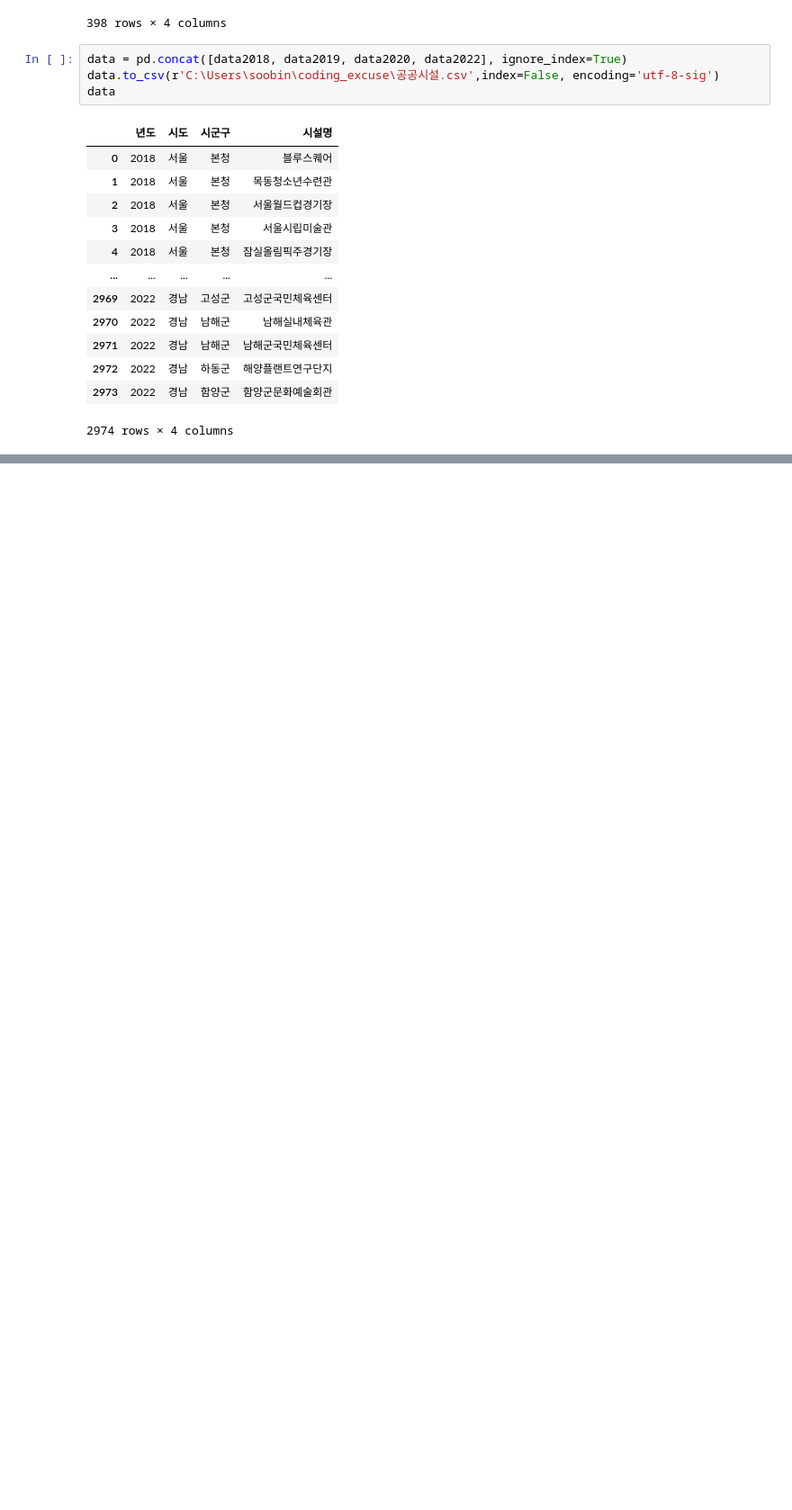
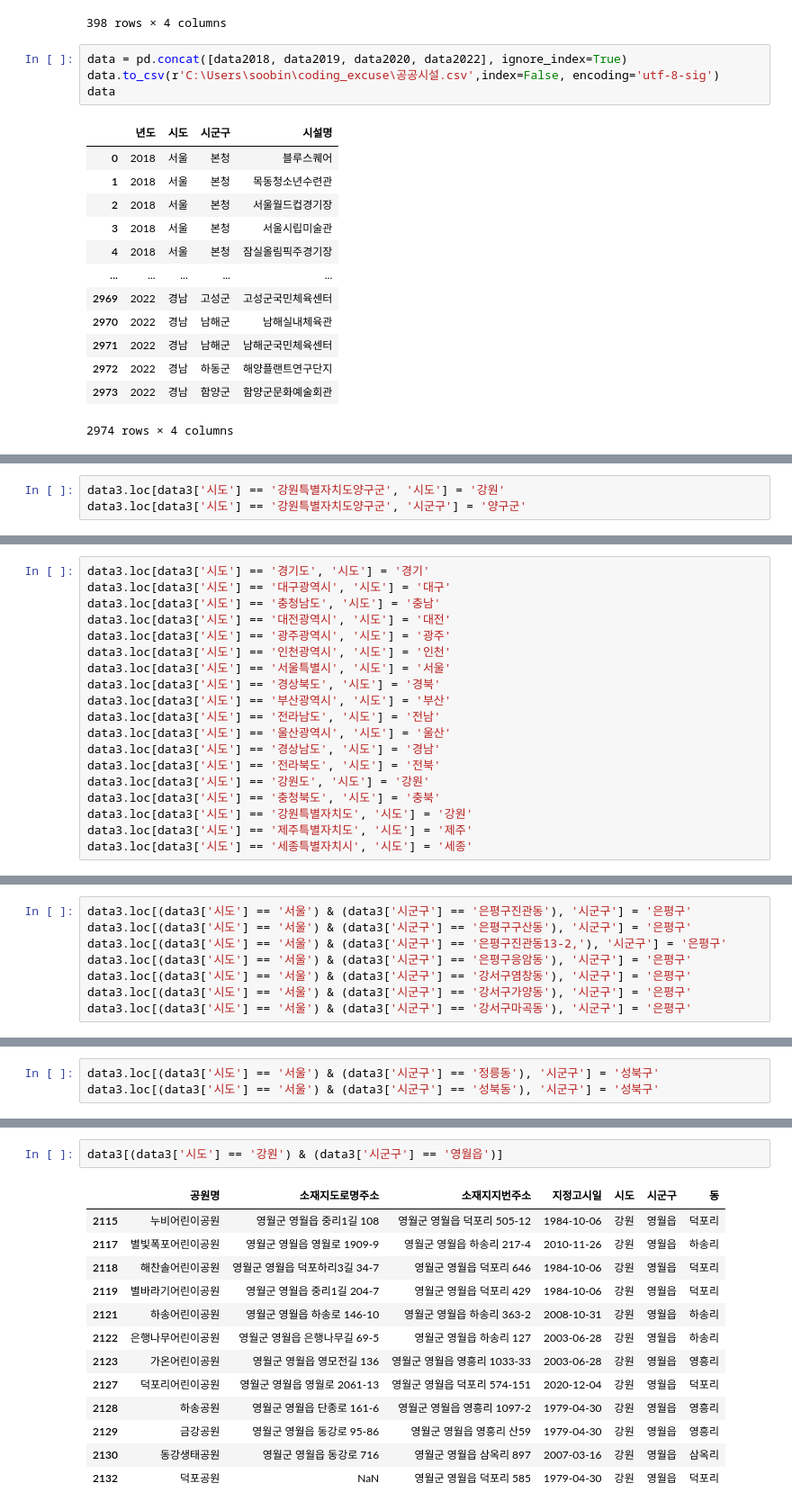
Before and after one commit to bonasoobin/depression-analysis, a Jupyter notebook: 0_Data/park.ipynb, the cells around one changed output, grey strips where cells are left out. Shown at 90% size. Saved outputs shown, nothing was run; the diff lists cells and outputs as text; blank space fills up the shorter version.

```diff
--- a/0_Data/park.ipynb
+++ b/0_Data/park.ipynb
@@ -210,0 +432,3 @@ data
+# %%
+data3.loc[data3['시도'] == '강원특별자치도양구군', '시도'] = '강원'
+data3.loc[data3['시도'] == '강원특별자치도양구군', '시군구'] = '양구군'
@@ -210,0 +441,19 @@ data
+# %%
+data3.loc[data3['시도'] == '경기도', '시도'] = '경기'
+data3.loc[data3['시도'] == '대구광역시', '시도'] = '대구'
+data3.loc[data3['시도'] == '충청남도', '시도'] = '충남'
+data3.loc[data3['시도'] == '대전광역시', '시도'] = '대전'
+data3.loc[data3['시도'] == '광주광역시', '시도'] = '광주'
+data3.loc[data3['시도'] == '인천광역시', '시도'] = '인천'
+data3.loc[data3['시도'] == '서울특별시', '시도'] = '서울'
+data3.loc[data3['시도'] == '경상북도', '시도'] = '경북'
+data3.loc[data3['시도'] == '부산광역시', '시도'] = '부산'
+data3.loc[data3['시도'] == '전라남도', '시도'] = '전남'
+data3.loc[data3['시도'] == '울산광역시', '시도'] = '울산'
+data3.loc[data3['시도'] == '경상남도', '시도'] = '경남'
+data3.loc[data3['시도'] == '전라북도', '시도'] = '전북'
+data3.loc[data3['시도'] == '강원도', '시도'] = '강원'
+data3.loc[data3['시도'] == '충청북도', '시도'] = '충북'
+data3.loc[data3['시도'] == '강원특별자치도', '시도'] = '강원'
+data3.loc[data3['시도'] == '제주특별자치도', '시도'] = '제주'
+data3.loc[data3['시도'] == '세종특별자치시', '시도'] = '세종'
@@ -210,0 +493,8 @@ data
+# %%
+data3.loc[(data3['시도'] == '서울') & (data3['시군구'] == '은평구진관동'), '시군구'] = '은평구'
+data3.loc[(data3['시도'] == '서울') & (data3['시군구'] == '은평구구산동'), '시군구'] = '은평구'
+data3.loc[(data3['시도'] == '서울') & (data3['시군구'] == '은평구진관동13-2,'), '시군구'] = '은평구'
+data3.loc[(data3['시도'] == '서울') & (data3['시군구'] == '은평구응암동'), '시군구'] = '은평구'
+data3.loc[(data3['시도'] == '서울') & (data3['시군구'] == '강서구염창동'), '시군구'] = '은평구'
+data3.loc[(data3['시도'] == '서울') & (data3['시군구'] == '강서구가양동'), '시군구'] = '은평구'
+data3.loc[(data3['시도'] == '서울') & (data3['시군구'] == '강서구마곡동'), '시군구'] = '은평구'
@@ -210,0 +512,3 @@ data
+# %%
+data3.loc[(data3['시도'] == '서울') & (data3['시군구'] == '정릉동'), '시군구'] = '성북구'
+data3.loc[(data3['시도'] == '서울') & (data3['시군구'] == '성북동'), '시군구'] = '성북구'
@@ -210,0 +532,16 @@ data
+# %%
+data3[(data3['시도'] == '강원') & (data3['시군구'] == '영월읍')]
+# %% [output]
+|  | 공원명 | 소재지도로명주소 | 소재지지번주소 | 지정고시일 | 시도 | 시군구 | 동 |
+| 2115 | 누비어린이공원 | 영월군 영월읍 중리1길 108 | 영월군 영월읍 덕포리 505-12 | 1984-10-06 | 강원 | 영월읍 | 덕포리 |
+| 2117 | 별빛폭포어린이공원 | 영월군 영월읍 영월로 1909-9 | 영월군 영월읍 하송리 217-4 | 2010-11-26 | 강원 | 영월읍 | 하송리 |
+| 2118 | 해찬솔어린이공원 | 영월군 영월읍 덕포하리3길 34-7 | 영월군 영월읍 덕포리 646 | 1984-10-06 | 강원 | 영월읍 | 덕포리 |
+| 2119 | 별바라기어린이공원 | 영월군 영월읍 중리1길 204-7 | 영월군 영월읍 덕포리 429 | 1984-10-06 | 강원 | 영월읍 | 덕포리 |
+| 2121 | 하송어린이공원 | 영월군 영월읍 하송로 146-10 | 영월군 영월읍 하송리 363-2 | 2008-10-31 | 강원 | 영월읍 | 하송리 |
+| 2122 | 은행나무어린이공원 | 영월군 영월읍 은행나무길 69-5 | 영월군 영월읍 하송리 127 | 2003-06-28 | 강원 | 영월읍 | 하송리 |
+| 2123 | 가온어린이공원 | 영월군 영월읍 영모전길 136 | 영월군 영월읍 영흥리 1033-33 | 2003-06-28 | 강원 | 영월읍 | 영흥리 |
+| 2127 | 덕포리어린이공원 | 영월군 영월읍 영월로 2061-13 | 영월군 영월읍 덕포리 574-151 | 2020-12-04 | 강원 | 영월읍 | 덕포리 |
+| 2128 | 하송공원 | 영월군 영월읍 단종로 161-6 | 영월군 영월읍 영흥리 1097-2 | 1979-04-30 | 강원 | 영월읍 | 영흥리 |
+| 2129 | 금강공원 | 영월군 영월읍 동강로 95-86 | 영월군 영월읍 영흥리 산59 | 1979-04-30 | 강원 | 영월읍 | 영흥리 |
+| 2130 | 동강생태공원 | 영월군 영월읍 동강로 716 | 영월군 영월읍 삼옥리 897 | 2007-03-16 | 강원 | 영월읍 | 삼옥리 |
+| 2132 | 덕포공원 | NaN | 영월군 영월읍 덕포리 585 | 1979-04-30 | 강원 | 영월읍 | 덕포리 |
```
Also changed, not shown: parts of 141 cells of this notebook.
